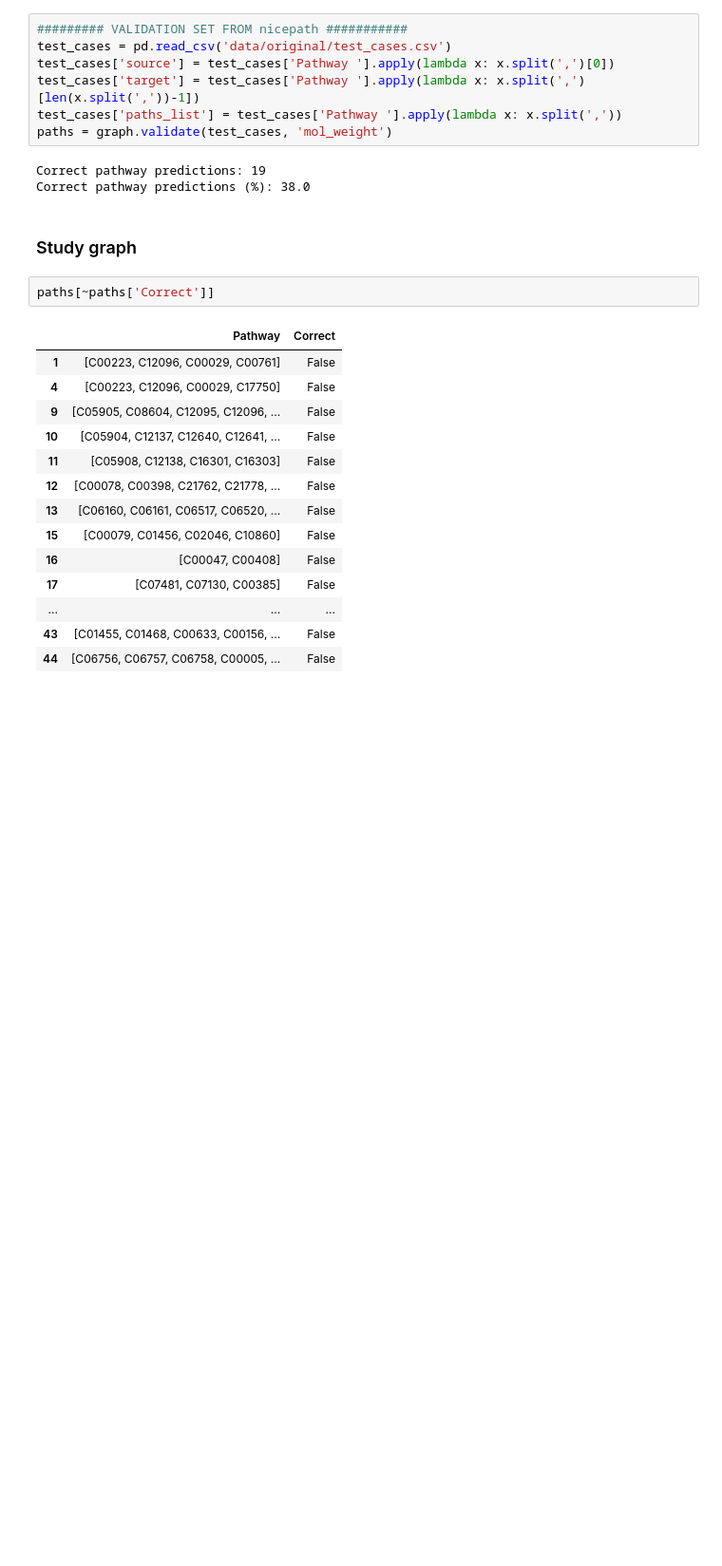
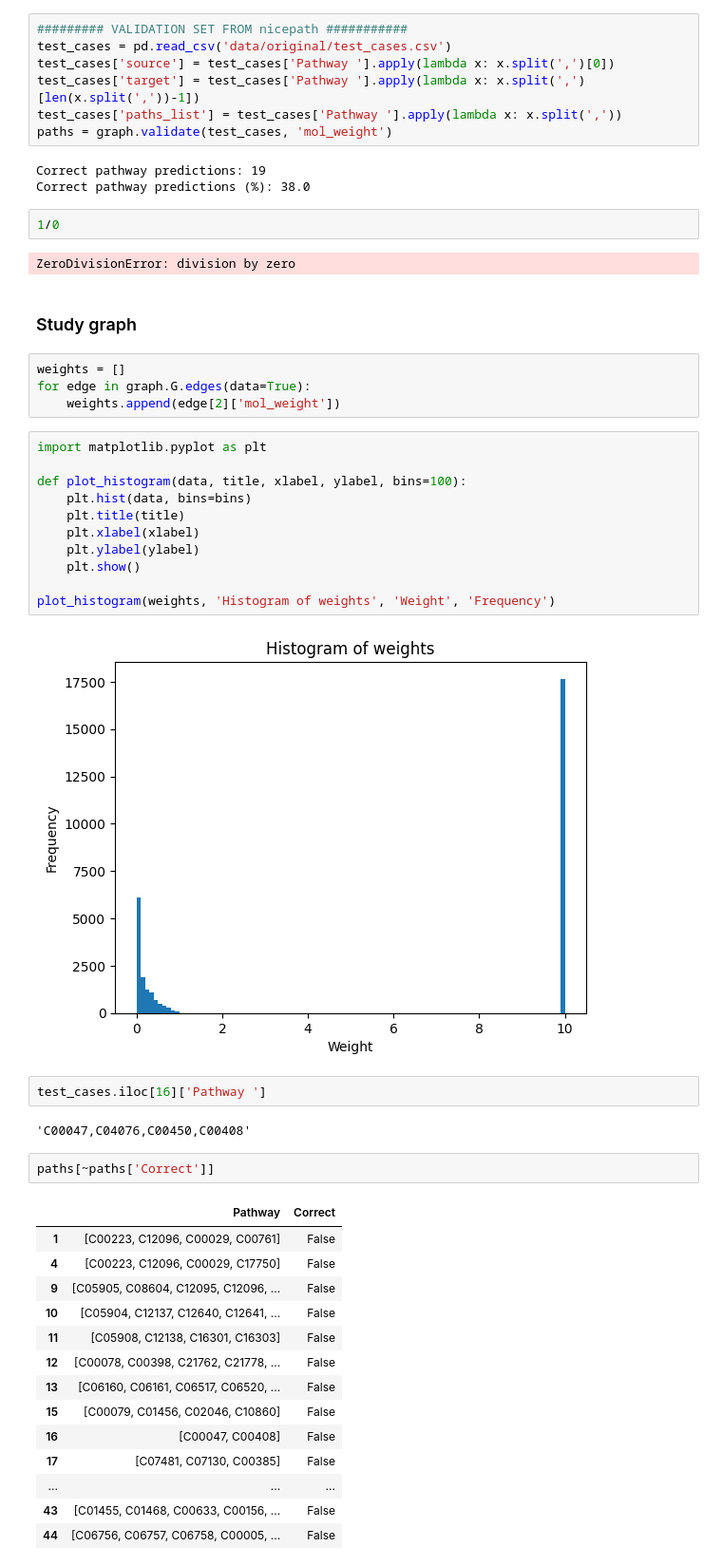
Before and after one commit to costasmexis/pathfinder, a Jupyter notebook: metnet/main.ipynb, the cells around one changed output. Shown at 95% size. Drawn from its saved outputs; the diff is of its cells as text; blank space fills up the shorter version.

```diff
--- a/metnet/main.ipynb
+++ b/metnet/main.ipynb
@@ -80,8 +80,33 @@ paths = graph.validate(test_cases, 'mol_weight')
 # %% [output]
 Correct pathway predictions: 19
 Correct pathway predictions (%): 38.0
+# %%
+1/0
+# %% [output]
+ZeroDivisionError: division by zero
 # %% [markdown]
 ### Study graph
+# %%
+weights = []
+for edge in graph.G.edges(data=True):
+    weights.append(edge[2]['mol_weight'])
+# %%
+import matplotlib.pyplot as plt
+
+def plot_histogram(data, title, xlabel, ylabel, bins=100):
+    plt.hist(data, bins=bins)
+    plt.title(title)
+    plt.xlabel(xlabel)
+    plt.ylabel(ylabel)
+    plt.show()
+
+plot_histogram(weights, 'Histogram of weights', 'Weight', 'Frequency')
+# %% [output]
+[figure, added]
+# %%
+test_cases.iloc[16]['Pathway ']
+# %% [output]
+'C00047,C04076,C00450,C00408'
 # %%
 paths[~paths['Correct']]
 # %% [output]
```
Also changed, not shown: parts of 1 cell of this notebook, 1 other file.
